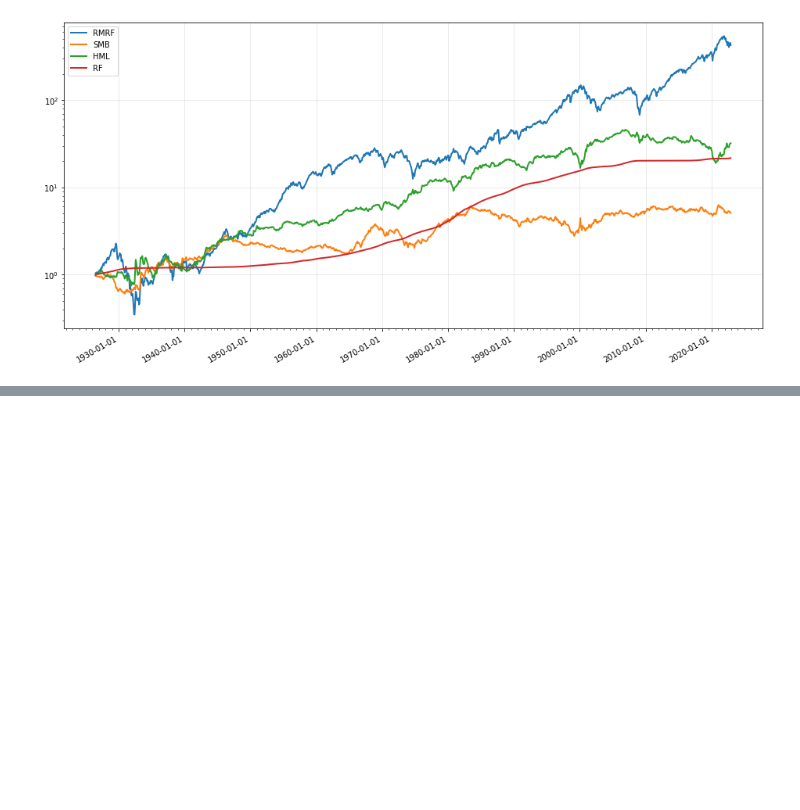
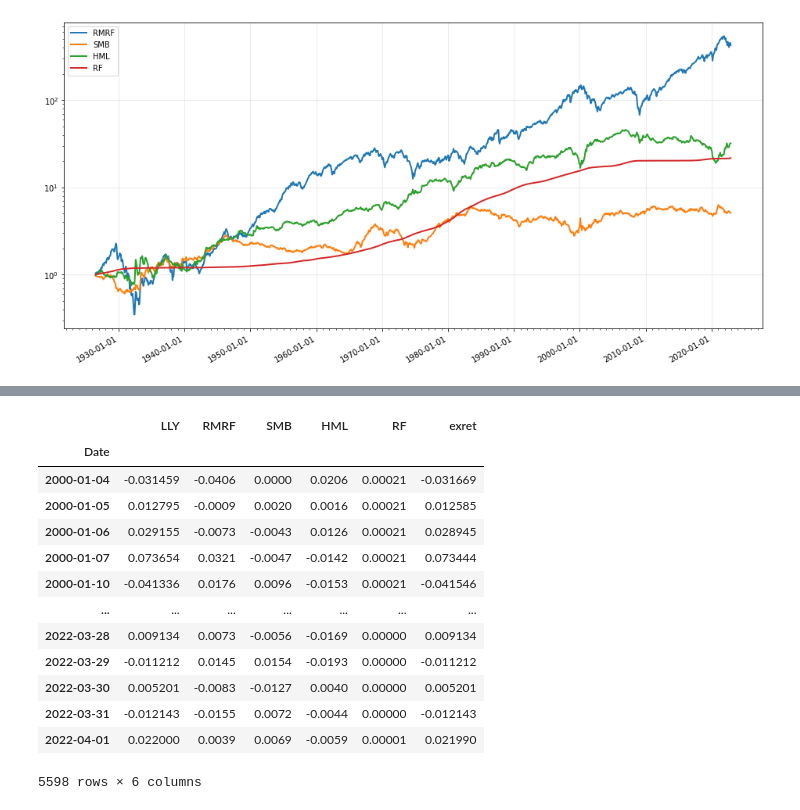
Before and after one commit to vargopal/stockMarket, a Jupyter notebook: F455 Notes/FactorRegression.ipynb, the cells around one changed output, grey strips where cells are left out. Saved outputs shown, nothing was run; the diff lists cells and outputs as text; code cells hidden in the pictures; blank space fills up the shorter version.

```diff
--- a/F455 Notes/FactorRegression.ipynb
+++ b/F455 Notes/FactorRegression.ipynb
@@ -135,0 +194,17 @@ plt.show()
+# %%
+df
+# %% [output]
+|  | LLY | RMRF | SMB | HML | RF | exret |
+| Date |  |  |  |  |  |  |
+| 2000-01-04 | -0.031459 | -0.0406 | 0.0000 | 0.0206 | 0.00021 | -0.031669 |
+| 2000-01-05 | 0.012795 | -0.0009 | 0.0020 | 0.0016 | 0.00021 | 0.012585 |
+| 2000-01-06 | 0.029155 | -0.0073 | -0.0043 | 0.0126 | 0.00021 | 0.028945 |
+| 2000-01-07 | 0.073654 | 0.0321 | -0.0047 | -0.0142 | 0.00021 | 0.073444 |
+| 2000-01-10 | -0.041336 | 0.0176 | 0.0096 | -0.0153 | 0.00021 | -0.041546 |
+| ... | ... | ... | ... | ... | ... | ... |
+| 2022-03-28 | 0.009134 | 0.0073 | -0.0056 | -0.0169 | 0.00000 | 0.009134 |
+| 2022-03-29 | -0.011212 | 0.0145 | 0.0154 | -0.0193 | 0.00000 | -0.011212 |
+| 2022-03-30 | 0.005201 | -0.0083 | -0.0127 | 0.0040 | 0.00000 | 0.005201 |
+| 2022-03-31 | -0.012143 | -0.0155 | 0.0072 | -0.0044 | 0.00000 | -0.012143 |
+| 2022-04-01 | 0.022000 | 0.0039 | 0.0069 | -0.0059 | 0.00001 | 0.021990 |
+5598 rows × 6 columns
```
Also changed, not shown: parts of 21 cells of this notebook.
